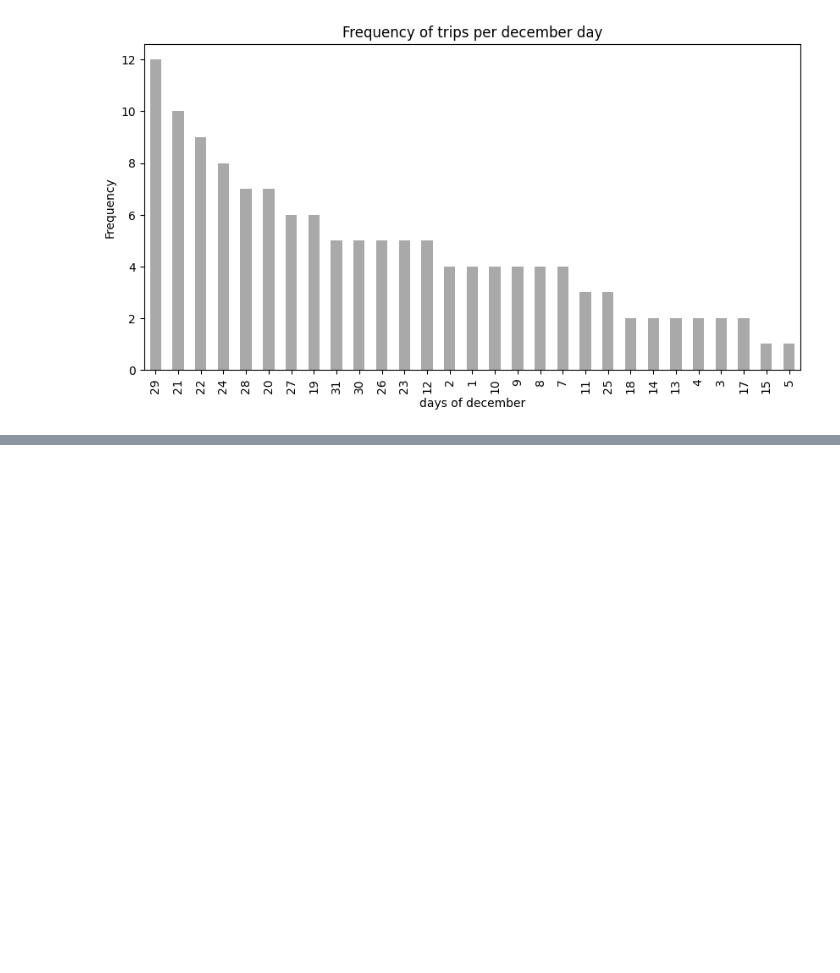
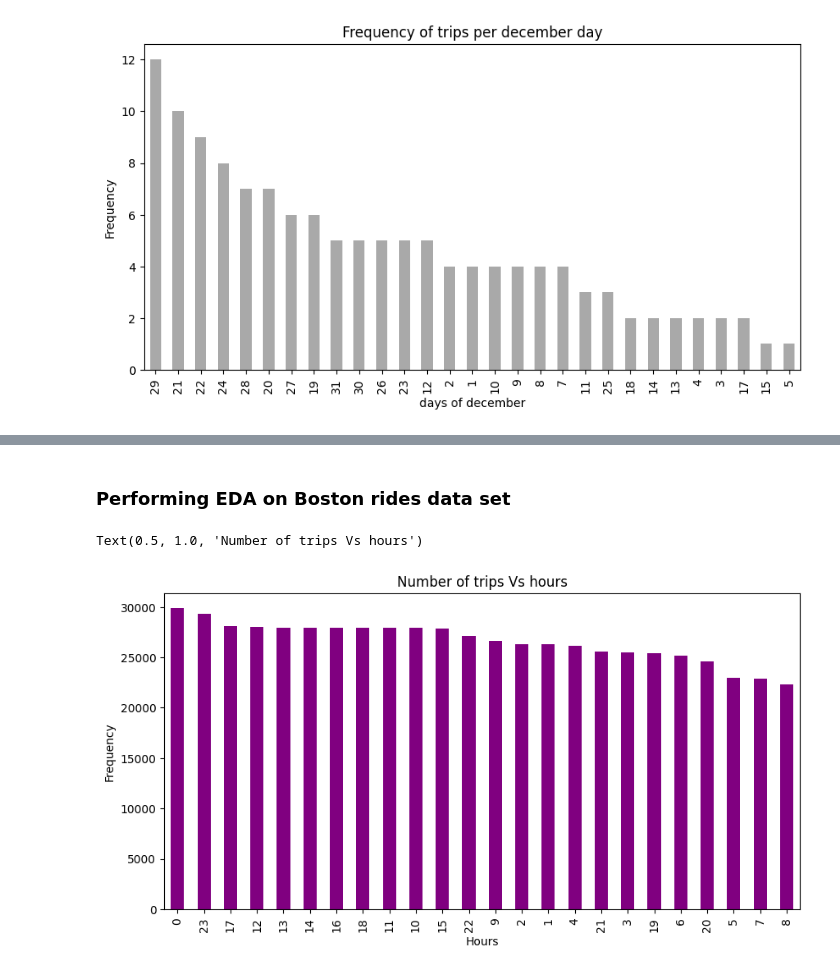
Before and after one commit to adarshkhub/Uber_Analysis, a Jupyter notebook: UberAnalysisProj.ipynb, the cells around one changed output, grey strips where cells are left out. Saved outputs shown, nothing was run; the diff lists cells and outputs as text; code cells hidden in the pictures; blank space fills up the shorter version.

Commit message:
Add files via upload
Work on EDA for Boston rides data set

```diff
--- a/UberAnalysisProj.ipynb
+++ b/UberAnalysisProj.ipynb
@@ -132,3 +132,5 @@ plt.title('Frequency of trips per december day')
 # %% [output]
 Text(0.5, 1.0, 'Frequency of trips per december day')
 [figure]
+# %%
+data=pd.read_csv('/content/sample_data/rideshare_kaggle.csv')
@@ -134,0 +147,16 @@ Text(0.5, 1.0, 'Frequency of trips per december day')
+# %%
+extra_cols =  ['apparentTemperature', 'precipIntensity', 'humidity', 'windSpeed',
+              'windGust', 'apparentTemperatureHigh', 'dewPoint','precipIntensityMax',
+              'apparentTemperatureMax', 'cloudCover', 'moonPhase',
+              'windGustTime', 'visibility', 'temperatureHighTime',
+              'temperatureLowTime', 'apparentTemperatureHighTime',
+              'apparentTemperatureLow', 'apparentTemperatureLowTime',
+              'temperatureMinTime', 'temperatureMaxTime', 'apparentTemperatureMin',
+              'apparentTemperatureMinTime', 'apparentTemperatureMaxTime',
+              'windBearing', 'uvIndex', 'visibility.1', 'ozone',
+              'sunriseTime', 'sunsetTime', 'uvIndexTime']
+
+data=data.drop(extra_cols, axis=1)
+# %%
+print(data.isnull().sum())
+data=data.dropna()
@@ -134,0 +181,2 @@ Text(0.5, 1.0, 'Frequency of trips per december day')
+# %% [markdown]
+### Performing EDA on Boston rides data set
@@ -134,0 +191,10 @@ Text(0.5, 1.0, 'Frequency of trips per december day')
+# %%
+hours = data['hour'].value_counts()
+hours.plot(kind='bar',color='purple',figsize=(10,5))
+plt.xlabel('Hours')
+plt.ylabel('Frequency')
+plt.title('Number of trips Vs hours')
+#most trips taken in evening
+# %% [output]
+Text(0.5, 1.0, 'Number of trips Vs hours')
+[figure, added]
```
Also changed, not shown: parts of 7 cells of this notebook.
